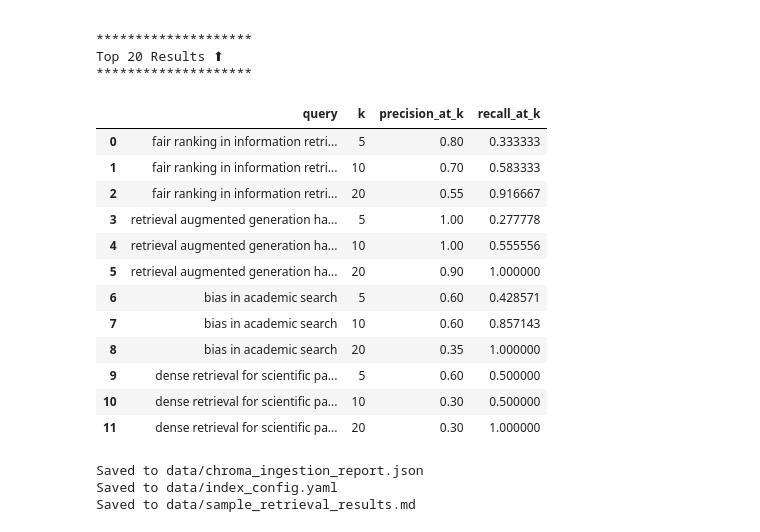
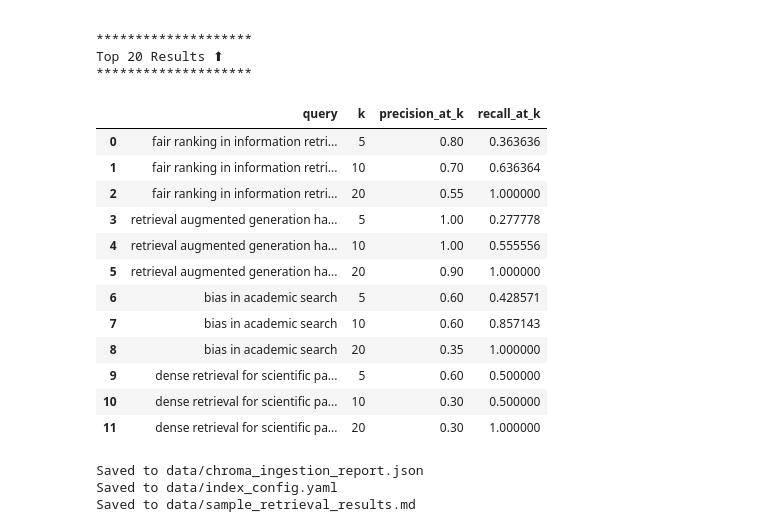
Before and after one commit to Darjeel1ng/neu-cs6200-team3-fairsearch-arxiv, a Jupyter notebook: work_notebook.ipynb, the cells around one changed output. Saved outputs shown, nothing was run; the diff lists cells and outputs as text; code cells hidden in the pictures.

```diff
--- a/work_notebook.ipynb
+++ b/work_notebook.ipynb
@@ -2520,7 +2520,6 @@ manual_relevance = {
         "relevant_ids": {
             "2403.19419",
             "2309.01610",
-            "1905.88888",
             "2411.13212",
             "2404.11457",
             "2502.11921",
@@ -2582,36 +2581,36 @@ manual_relevance = {
 
 
 metrics = []
 for query in seed_queries:
     relevant = manual_relevance[query]["relevant_ids"]
     total_relevant = len(relevant)
 
     for k in k_values:
         results = retrieve(query, k=k)
         retrieved_ids = set(results["ids"][0])
         relevant_retrieved = len(
             retrieved_ids.intersection(relevant)
         )
 
         precision = relevant_retrieved / k
         recall = (
             relevant_retrieved / total_relevant
             if total_relevant > 0 else 0
         )
         metrics.append({
             "query": query,
             "k": k,
             "precision_at_k": precision,
             "recall_at_k": recall
         })
 
 metrics_df = pd.DataFrame(metrics)
 metrics_df
 # %% [output]
 |  | query | k | precision_at_k | recall_at_k |
-| 0 | fair ranking in information retri... | 5 | 0.80 | 0.333333 |
-| 1 | fair ranking in information retri... | 10 | 0.70 | 0.583333 |
-| 2 | fair ranking in information retri... | 20 | 0.55 | 0.916667 |
+| 0 | fair ranking in information retri... | 5 | 0.80 | 0.363636 |
+| 1 | fair ranking in information retri... | 10 | 0.70 | 0.636364 |
+| 2 | fair ranking in information retri... | 20 | 0.55 | 1.000000 |
 | 3 | retrieval augmented generation ha... | 5 | 1.00 | 0.277778 |
 | 4 | retrieval augmented generation ha... | 10 | 1.00 | 0.555556 |
 | 5 | retrieval augmented generation ha... | 20 | 0.90 | 1.000000 |
```
